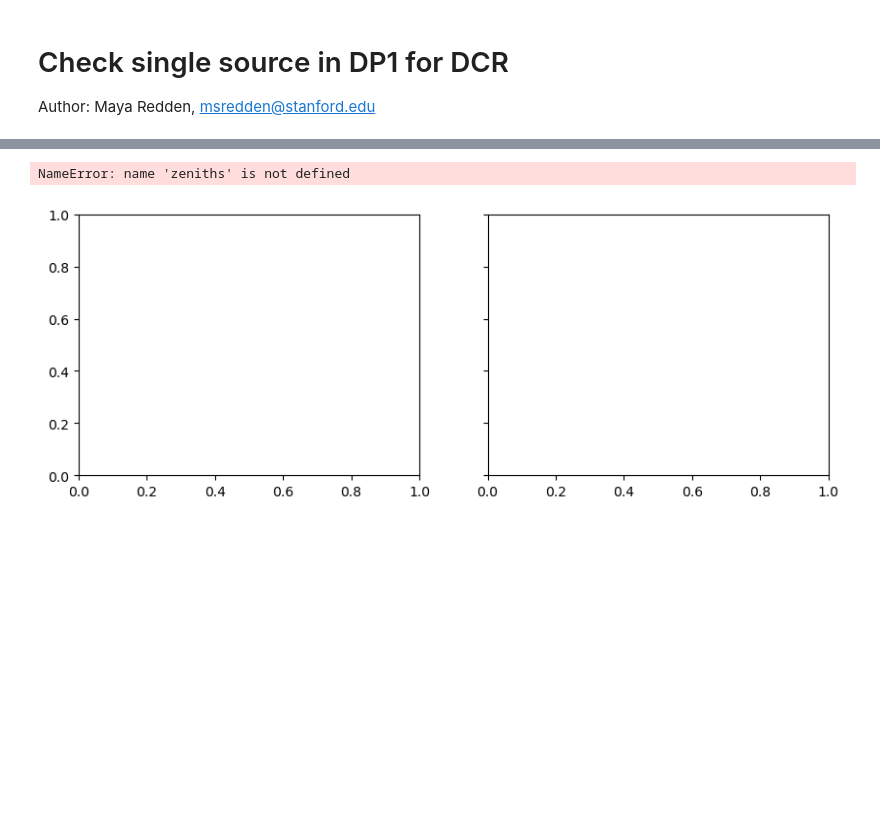
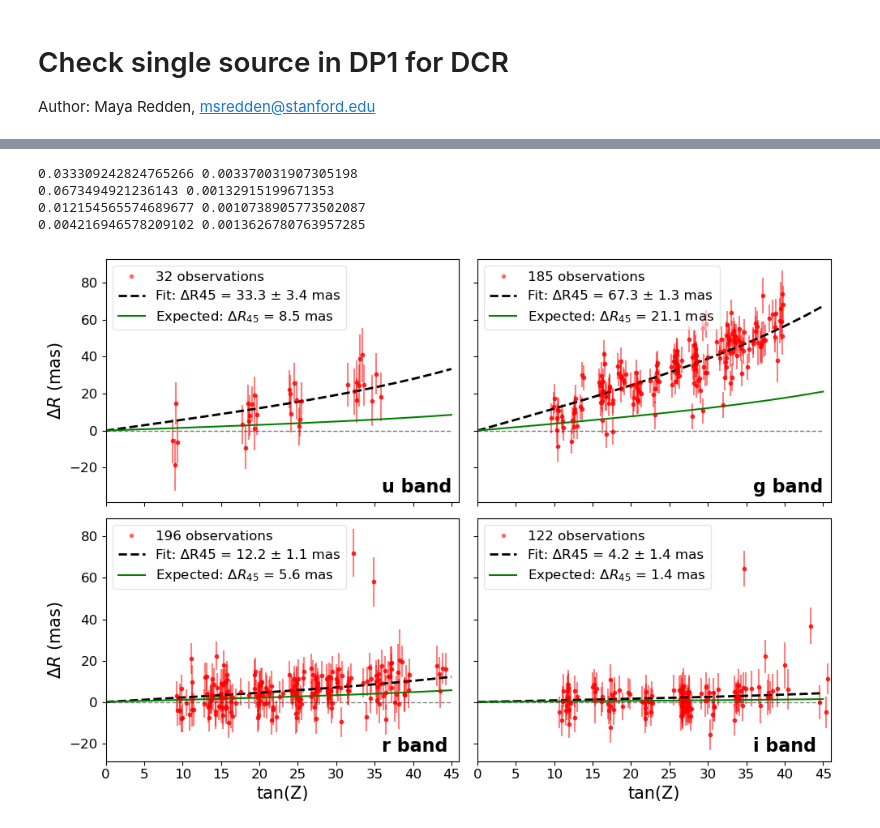
Before and after one commit to LSSTDESC/DifferentialCR, a Jupyter notebook: DCR_in_DP1.ipynb, the cells around one changed output, grey strips where cells are left out. Cells and saved outputs as stored; diff of their text form; code cells hidden in the pictures; blank space fills up the shorter version.

```diff
--- a/DCR_in_DP1.ipynb
+++ b/DCR_in_DP1.ipynb
@@ -95,6 +95,7 @@ ra = 53.161541666666665 #deg
 dec = -28.160638888888887 #deg
 
 ra, dec = 53.12652887, -28.31641564 #blue GAIA star
+ra, dec  = 53.1370283, -27.8634414 # C26202
 # ra, dec = 52.6969434, -27.9882845 # supernova??? according to SIMBAD
 # ra, dec = 53.0455500, -27.9652720 # blue, clearly extended galaxy
 # ra, dec = 52.6749434, -27.9750487 # red, extended source
@@ -115,7 +116,8 @@ query = f"""SELECT coord_dec,
             detect_isIsolated,
             g_cModelMag,
             g_cModelMagErr, g_psfMag, g_psfMagErr, i_cModelMag, i_cModelMagErr, i_psfMag, i_psfMagErr, objectId, parentObjectId, patch,
-            r_cModelMag, r_cModelMagErr, r_psfMag, r_psfMagErr, refBand, refExtendedness, refSizeExtendedness, shape_xx, shape_xy, shape_yy, tract, u_cModelMag, u_cModelMagErr, u_psfMag, u_psfMagErr, y_cModelMag, y_cModelMagErr, y_psfMag, y_psfMagErr, z_cModelMag, z_cModelMagErr, z_psfMag, z_psfMagErr
+            r_cModelMag, r_cModelMagErr, r_psfMag, r_psfMagErr, refBand, refExtendedness, refSizeExtendedness, shape_xx, shape_xy, shape_yy, tract, u_cModelMag, u_cModelMagErr, u_psfMag, u_psfMagErr, y_cModelMag, y_cModelMagErr, y_psfMag, y_psfMagErr, z_cModelMag, z_cModelMagErr, z_psfMag, z_psfMagErr,
+            u_psfFlux, g_psfFlux, r_psfFlux, i_psfFlux, z_psfFlux, y_psfFlux
       FROM dp1.Object
       WHERE CONTAINS(POINT('ICRS', coord_ra, coord_dec), CIRCLE('ICRS', {ra}, {dec}, {search_radius/3600}))=1"""
 
@@ -238,7 +243,7 @@ plt.close()
 
 
 # create a mask to clip out the outliers:
-clipping_radius = 0.0001 # degrees, 0.0001 is ~0.36 arcsec
+clipping_radius = 0.00005 # degrees, 0.0001 is ~0.36 arcsec
 
 mask = ((master_all['ra'] - center_ra)**2 + (master_all['dec'] - center_dec)**2) < (clipping_radius)**2
 master = master_all[mask]
@@ -857,9 +966,9 @@ def plotGrid(band_, r_, r_err_, airmass_, savefigloc = None):
     def dR_model2(z, R, c):
         return R * np.tan(z * np.pi/180) + c
 
-    fig, ax = plt.subplots(1, 2, figsize=(10,3.5), sharey = 'row', sharex = True)
+    fig, ax = plt.subplots(2, 2, figsize=(10,7), sharey = 'row', sharex = True)
 
-    for i, band in enumerate('ug'):
+    for i, band in enumerate('ugri'):
         # band_mask = master['band'] == band
         band_mask = band_ == band
 
@@ -876,78 +985,80 @@ def plotGrid(band_, r_, r_err_, airmass_, savefigloc = None):
             z = np.arccos(1 / airmass) * 180 / np.pi
 
             z_ = z #np.tan(z * np.pi/180) #fit in tan(z) space since that is the expected functional form of the DCR effect
-            zeniths_ = zeniths #np.tan(zeniths * np.pi/180)
+            # zeniths_ = zeniths #np.tan(zeniths * np.pi/180)
 
             # dR = master['r_temp'][band_mask]
             # dR_err = master['r_err'][band_mask]
             dR = r_[band_mask]
-            dR_err = r_err_[band_mask]
+            dR_err = r_err_[band_mask] + 5/(3600 * 10**3)
 
             popt, pcov = curve_fit(dR_model, z, dR, sigma = dR_err, p0 = [0 / (3600 * 10**3)]) #, 0])
             perr = np.sqrt(np.diag(pcov))
             print(popt[0]*3600, perr[0]*3600)
 
-            # n = i // 2
-            # m = i % 2
+            n = i // 2
+            m = i % 2
 
 
 
-            ax[i].plot(z_, dR * 3600 * 10**3,  ls = '', marker = '.', alpha = 0.5, color = 'r', label = f'{len(dR)} observations') #label = f'Source:  {np.round(center_ra, 4)}, {np.round(center_dec, 4)}')
-            ax[i].errorbar(z_, dR * 3600 * 10**3, yerr = dR_err * 3600 * 10**3, ls = '', marker = '.', alpha = 0.5, color = 'r')
+            ax[n,m].plot(z_, dR * 3600 * 10**3,  ls = '', marker = '.', alpha = 0.5, color = 'r', label = f'{len(dR)} observations') #label = f'Source:  {np.round(center_ra, 4)}, {np.round(center_dec, 4)}')
+            ax[n,m].errorbar(z_, dR * 3600 * 10**3, yerr = dR_err * 3600 * 10**3, ls = '', marker = '.', alpha = 0.5, color = 'r')
             z_temp = np.linspace(0, 45, 20)
             z_temp_ = z_temp #np.tan(z_temp * np.pi/180)
 
-            ax[i].plot(z_temp_, dR_model(z_temp, *popt) * 3600 * 10**3, 'k--', linewidth = 2, label = rf'Fit: $\Delta R_{{45}}$ = {np.round(popt[0]*3600*1000, 1)} $\pm$ {np.round(perr[0]*3600*1000, 1)} mas')#'Trendline: A tan(z)')
-            # ax[i].plot(z_temp_, dR_model(z_temp, *popt) * 3600 * 10**3, 'k--', linewidth = 2, label = rf'Fit: Intercept = {np.round(popt[1]*3600*1000, 1)} $\pm$ {np.round(perr[1]*3600*1000, 1)} mas')#'Trendline: A tan(z)')
-            ax[i].plot(z_temp_, np.zeros(len(z_temp_)) * 3600 * 10**3, 'k--', alpha = 0.5, linewidth = 1) #, label = 'Flat')
-            ax[i].plot(zeniths_, model_dR[band] * 10**3 , 'g-', label = f'Expected: $\Delta R_{{45}}$ = {np.round(model_dR[band][-1]*1e3, 1)} mas') #{source_temperature} K star (reference: {reference_temperature} K star)')
-            # ax[i].set_title(f'Band: {band}', fontsize = 16)
-            # ax[i].set_xlabel('Zenith Angle (Degrees)', fontsize = 12)
-            # ax[i].set_ylabel(r'$\Delta R$ (mas)', fontsize = 12)
-            ax[i].set_xlim(0, 46)
-            ax[i].legend(loc = 'upper left',fontsize = 12, framealpha = 0.5)
-            ax[i].tick_params(axis='both', which='major', labelsize=12)
-            ax[i].set_xticks([0, 5, 10,15, 20, 25, 30, 35, 40, 45])
+            ax[n,m].plot(z_temp_, dR_model(z_temp, *popt) * 3600 * 10**3, 'k--', linewidth = 2, label = rf'Fit: ΔR45 = {np.round(popt[0]*3600*1000, 1)} ± {np.round(perr[0]*3600*1000, 1)} mas')#'Trendline: A tan(z)')
+            # ax[n,m].plot(z_temp_, dR_model(z_temp, *popt) * 3600 * 10**3, 'k--', linewidth = 2, label = rf'Fit: Intercept = {np.round(popt[1]*3600*1000, 1)} ± {np.round(perr[1]*3600*1000, 1)} mas')#'Trendline: A tan(z)')
+            ax[n,m].plot(z_temp_, np.zeros(len(z_temp_)) * 3600 * 10**3, 'k--', alpha = 0.5, linewidth = 1) #, label = 'Flat')
+            ax[n,m].plot(z_temp_, dR_model(z_temp, sim_dRs[band]) * 10**3 , 'g-', label = f'Expected: $\Delta R_{{45}}$ = {np.round(sim_dRs[band]*1e3, 1)} mas') #{source_temperature} K star (reference: {reference_temperature} K star)')
+            # ax[n,m].set_title(f'Band: {band}', fontsize = 16)
+            # ax[n,m].set_xlabel('Zenith Angle (Degrees)', fontsize = 12)
+            # ax[n,m].set_ylabel(r'ΔR (mas)', fontsize = 12)
+            ax[n,m].set_xlim(0, 46)
+            ax[n,m].legend(loc = 'upper left',fontsize = 12, framealpha = 0.5)
+            ax[n,m].tick_params(axis='both', which='major', labelsize=12)
+            ax[n,m].set_xticks([0, 5, 10,15, 20, 25, 30, 35, 40, 45])
 
             # plt.savefig(f'scrap/dp1_dcr_model_fit_{band}.pdf')
 
             # plt.show()
             # plt.close()
 
     fig.subplots_adjust(wspace=0)
 
-    ax[0].set_ylabel(r'$\Delta R$ (mas)', fontsize = 15)
-    # ax[1,0].set_ylabel(r'$\Delta R$ (mas)', fontsize = 15)
-    ax[0].set_xlabel('Zenith Angle (degrees)', fontsize = 15)
-    ax[1].set_xlabel('Zenith Angle (degrees)', fontsize = 15)
+    # ax[0].set_ylabel(r'ΔR (mas)', fontsize = 15)\
+    # ax[0].set_xlabel('Zenith Angle (degrees)', fontsize = 15)
+    # ax[1].set_xlabel('Zenith Angle (degrees)', fontsize = 15)
 
-    # ax[0,0].set_ylabel(r'$\Delta R$ (mas)', fontsize = 15)
-    # ax[1,0].set_ylabel(r'$\Delta R$ (mas)', fontsize = 15)
-    # ax[1,0].set_xlabel('tan(Z)', fontsize = 15)
-    # ax[1,1].set_xlabel('tan(Z)', fontsize = 15)
+    ax[0,0].set_ylabel(r'$\Delta R$ (mas)', fontsize = 15)
+    ax[1,0].set_ylabel(r'$\Delta R$ (mas)', fontsize = 15)
+    ax[1,0].set_xlabel('tan(Z)', fontsize = 15)
+    ax[1,1].set_xlabel('tan(Z)', fontsize = 15)
     plt.tight_layout()
 
-    ax[0].text(0.78, 1 - 0.9, 'u band', transform=ax[0].transAxes, fontsize=16, fontweight='bold', va='top')
-    ax[1].text(0.78, 1 - 0.9, 'g band', transform=ax[1].transAxes, fontsize=16, fontweight='bold', va='top')
+    # ax[0].text(0.78, 1 - 0.9, 'u band', transform=ax[0].transAxes, fontsize=16, fontweight='bold', va='top')
+    # ax[1].text(0.78, 1 - 0.9, 'g band', transform=ax[1].transAxes, fontsize=16, fontweight='bold', va='top')
 
-    # ax[0,0].text(0.78, 1 - 0.9, 'u band', transform=ax[0,0].transAxes, fontsize=16, fontweight='bold', va='top')
-    # ax[0,1].text(0.78, 1 - 0.9, 'g band', transform=ax[0,1].transAxes, fontsize=16, fontweight='bold', va='top')
-    # ax[1,0].text(0.78, 1 - 0.9, 'r band', transform=ax[1,0].transAxes, fontsize=16, fontweight='bold', va='top')
-    # ax[1,1].text(0.78, 1 - 0.9, 'i band', transform=ax[1,1].transAxes, fontsize=16, fontweight='bold', va='top')
+    ax[0,0].text(0.78, 1 - 0.9, 'u band', transform=ax[0,0].transAxes, fontsize=16, fontweight='bold', va='top')
+    ax[0,1].text(0.78, 1 - 0.9, 'g band', transform=ax[0,1].transAxes, fontsize=16, fontweight='bold', va='top')
+    ax[1,0].text(0.78, 1 - 0.9, 'r band', transform=ax[1,0].transAxes, fontsize=16, fontweight='bold', va='top')
+    ax[1,1].text(0.78, 1 - 0.9, 'i band', transform=ax[1,1].transAxes, fontsize=16, fontweight='bold', va='top')
 
 
 
     if savefigloc is not None:
       fig.savefig(savefigloc)
 
 # plotGrid(master['band'], master['r_temp'], master['r_err'], master['airmass'])
 
 
 plotGrid(master['band'], master['dR'], master['dR_err'], master['airmass']) #, savefigloc = 'scrap/SiemannPropFigure.pdf')
 # plotGrid(master['band'], master['r_temp'], master['r_err'], master['airmass'])
 # %% [output]
-NameError: name 'zeniths' is not defined
+0.033309242824765266 0.003370031907305198
+0.0673494921236143 0.00132915199671353
+0.012154565574689677 0.0010738905773502087
+0.004216946578209102 0.0013626780763957285
-[figure, old version]
+[figure, new version]
 # %%
 # Plot the residuals along the zenith direction vs zenith angle, for each band
 # Also plot a trendline of the form A*tan(z)
```
Also changed, not shown: parts of 10 cells of this notebook, 3 other files.
